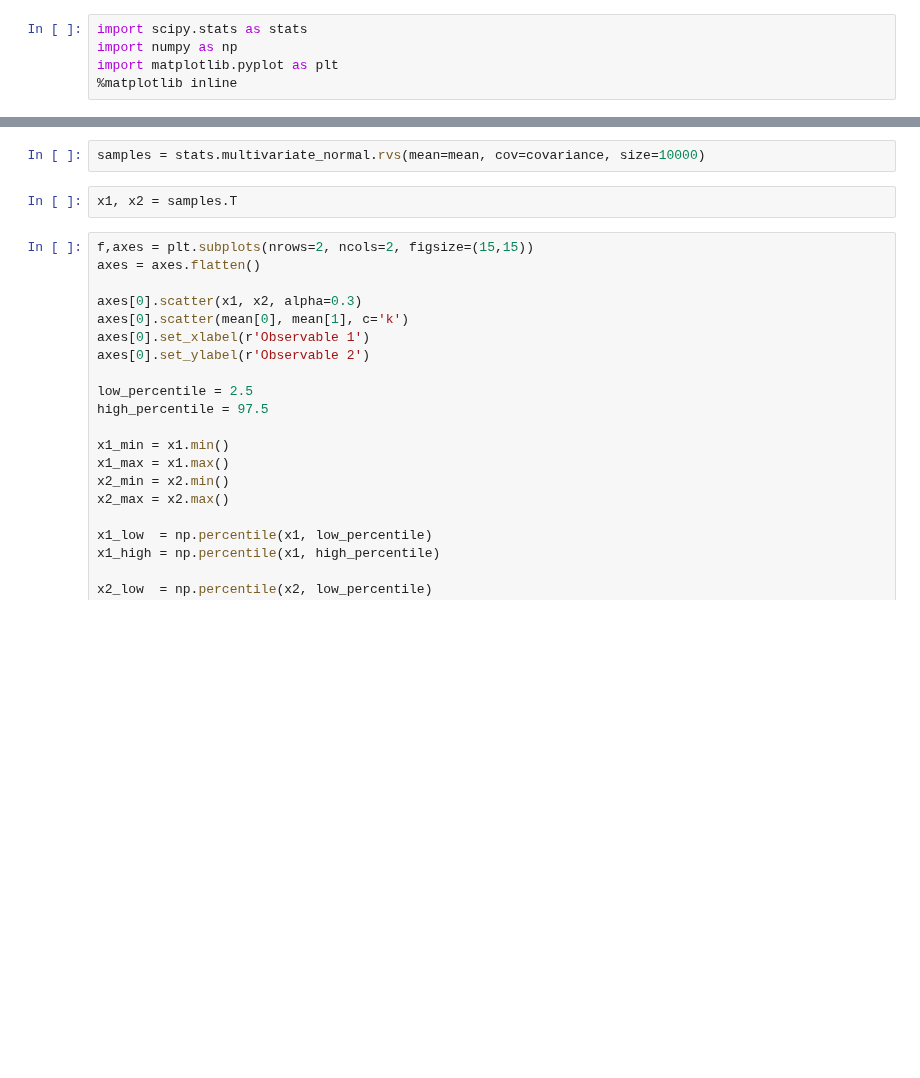
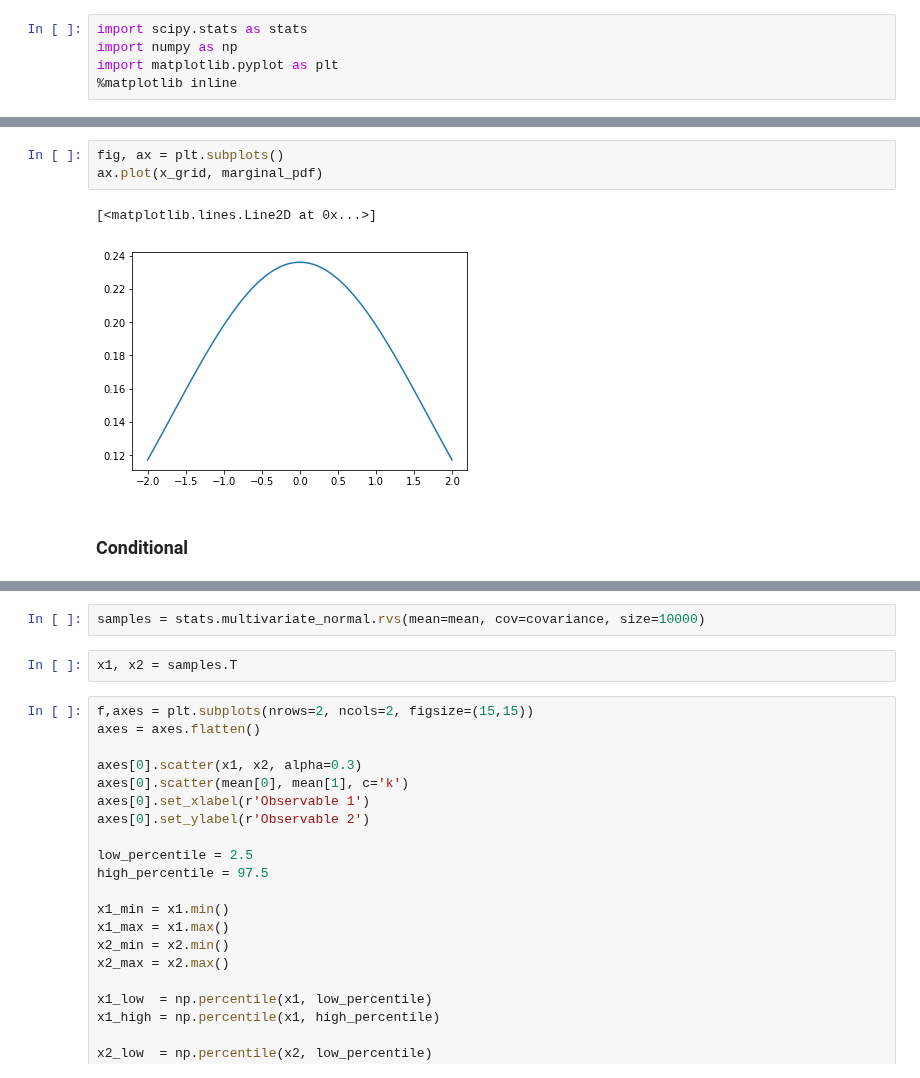
Before and after one commit to denglert/statistics-sandbox, a Jupyter notebook: distributions/gaussian/multivariate_gaussian.ipynb, the cells around one changed output, grey strips where cells are left out. Drawn from its saved outputs; the diff is of its cells as text; blank space fills up the shorter version.

```diff
--- a/distributions/gaussian/multivariate_gaussian.ipynb
+++ b/distributions/gaussian/multivariate_gaussian.ipynb
@@ -5,0 +293,8 @@ import matplotlib.pyplot as plt
+# %%
+fig, ax = plt.subplots()
+ax.plot(x_grid, marginal_pdf)
+# %% [output]
+[<matplotlib.lines.Line2D at 0x...>]
+[figure, added]
+# %% [markdown]
+### Conditional
```
Also changed, not shown: parts of 48 cells of this notebook, 3 other files.
